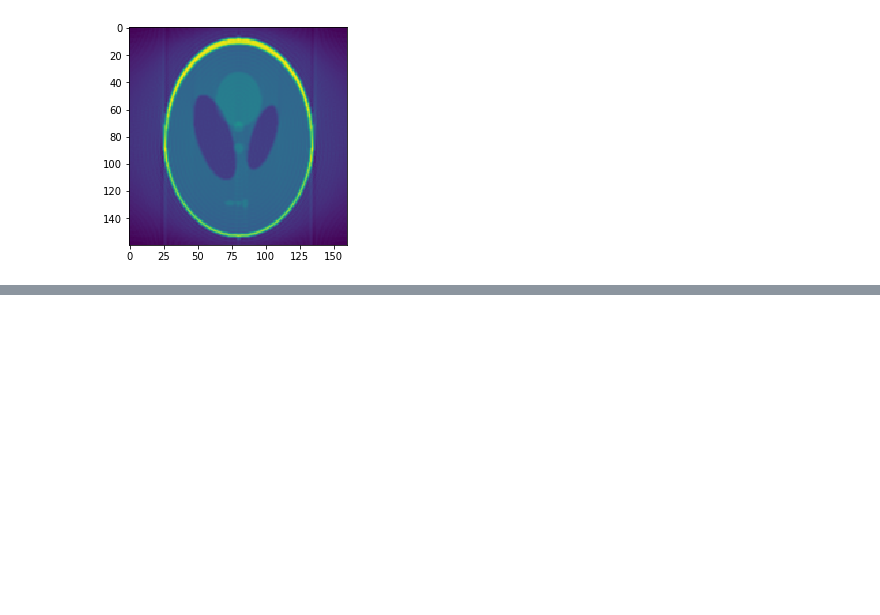
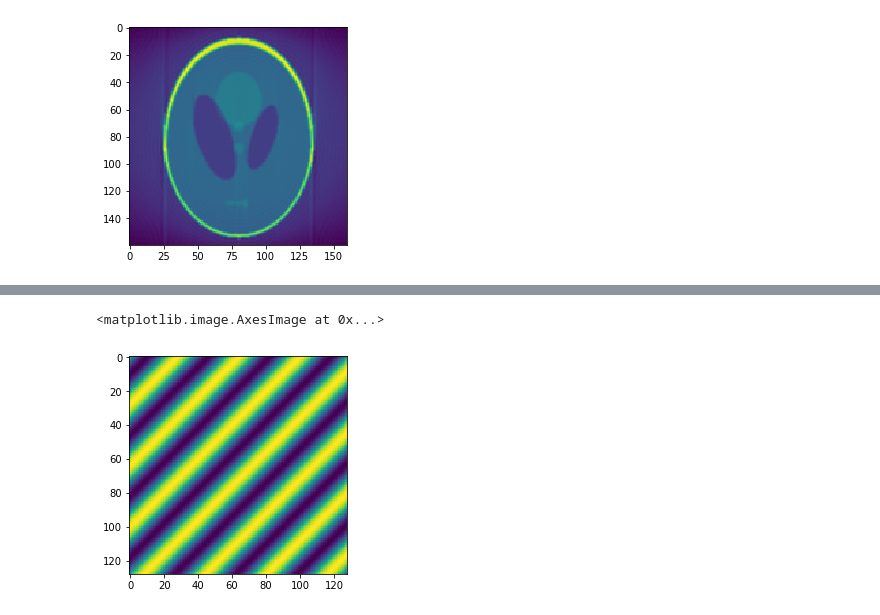
Before and after one commit to Varato/image_recon, a Jupyter notebook: recon_algo_study.ipynb, the cells around one changed output, grey strips where cells are left out. Saved outputs shown, nothing was run; the diff lists cells and outputs as text; code cells hidden in the pictures; blank space fills up the shorter version.

```diff
--- a/recon_algo_study.ipynb
+++ b/recon_algo_study.ipynb
@@ -147,0 +236,10 @@ plt.imshow(fil)
+# %%
+X, Y = np.mgrid[-5*np.pi:5*np.pi:128*1j, -5*np.pi:5*np.pi:128*1j]
+
+# y1 = np.sin(X)
+y2 = np.sin(X/np.sqrt(2) + Y/np.sqrt(2))
+# %%
+plt.imshow(y2)
+# %% [output]
+<matplotlib.image.AxesImage at 0x...>
+[figure, added]
```
Also changed, not shown: parts of 12 cells of this notebook, 2 other files.
